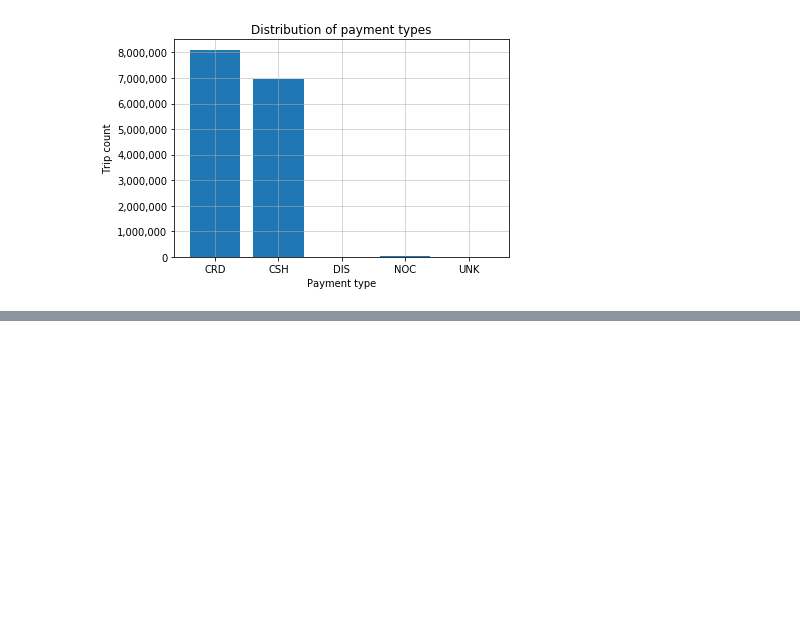
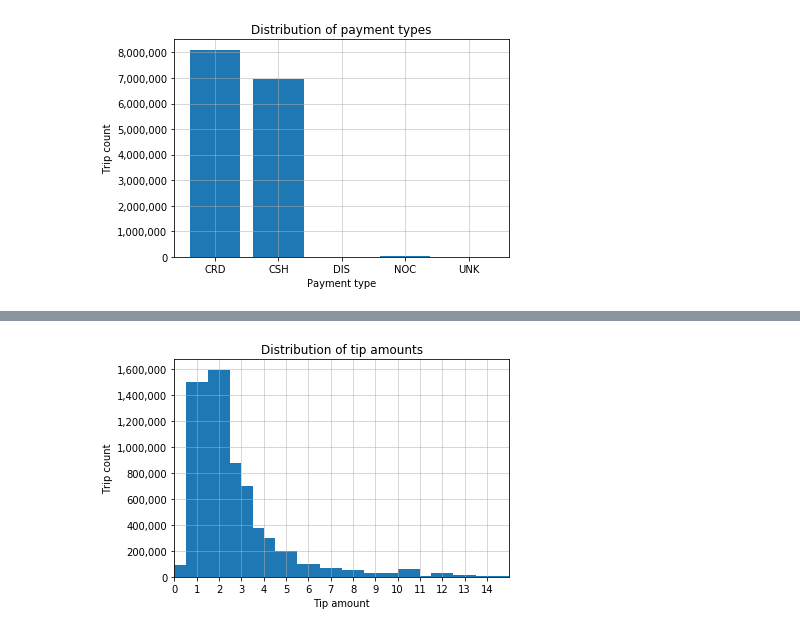
Before and after one commit to ERDuran/taxi, a Jupyter notebook: p01_inspect_data.ipynb, the cells around one changed output, grey strips where cells are left out. Cells and saved outputs as stored; diff of their text form; code cells hidden in the pictures; blank space fills up the shorter version.

```diff
--- a/p01_inspect_data.ipynb
+++ b/p01_inspect_data.ipynb
@@ -218,0 +210,8 @@ plt.gca().yaxis.set_major_formatter(mpl.ticker.StrMethodFormatter('{x:,.0f}'))
+# %%
+# BQ d.
+tipamo = trip_fare[[' tip_amount']]
+tipamo_nzero = tipamo[passco[' passenger_count'] != 0]
+bins = np.arange(0, 15.5, 0.5)
+tipamo_nzero['tip_amount_binned'] = pd.cut(tipamo_nzero[' tip_amount'], bins)
+tipamo_nzero_freq = tipamo_nzero.groupby('tip_amount_binned')['tip_amount_binned'].count().to_frame(name='frequency')
+tipamo_nzero_freq
@@ -218,0 +242,13 @@ plt.gca().yaxis.set_major_formatter(mpl.ticker.StrMethodFormatter('{x:,.0f}'))
+# %%
+bins_plot = bins+0.5
+# print(bins_plot)
+plt.bar(bins_plot[:-1], tipamo_nzero_freq.frequency.values, width=1.0)
+plt.grid(linewidth=0.5)
+plt.xticks(np.arange(bins[0],bins[-1],1))
+plt.xlim([bins[0],bins[-1]])
+plt.ylabel('Trip count')
+plt.xlabel('Tip amount')
+plt.title('Distribution of tip amounts')
+plt.gca().yaxis.set_major_formatter(mpl.ticker.StrMethodFormatter('{x:,.0f}'))
+# %% [output]
+[figure, added]
```
Also changed, not shown: parts of 12 cells of this notebook.
